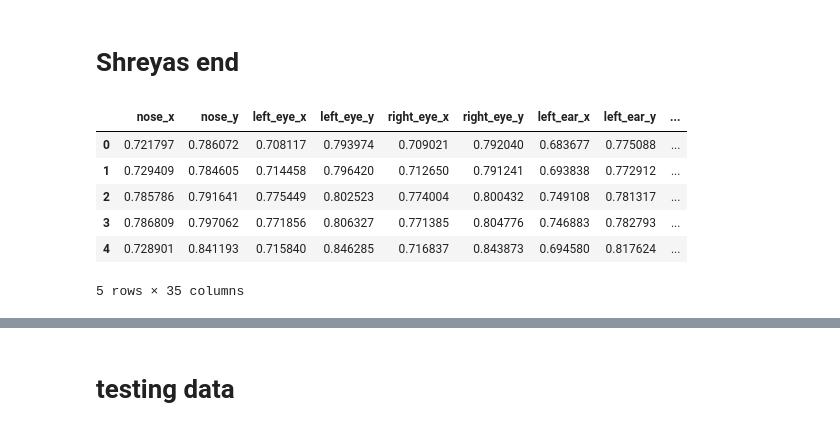
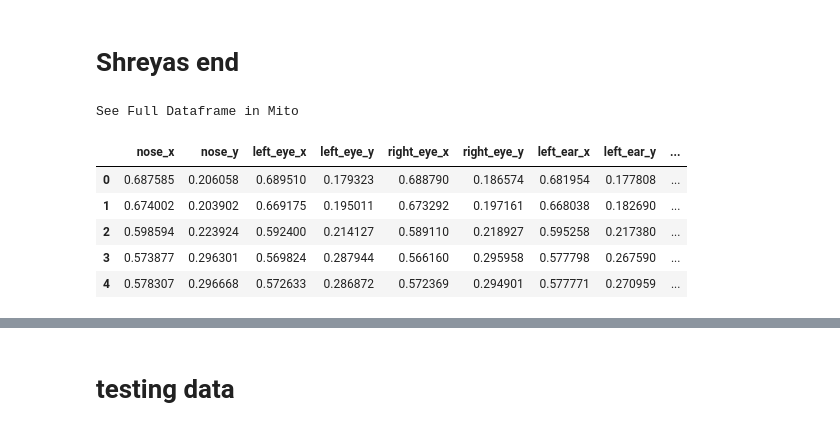
Before and after one commit to radhamujumdar/Yoga_Class-Analysis, a Jupyter notebook: Frames_folder.ipynb, the cells around one changed output, grey strips where cells are left out. Saved outputs shown, nothing was run; the diff lists cells and outputs as text; code cells hidden in the pictures.

```diff
--- a/Frames_folder.ipynb
+++ b/Frames_folder.ipynb
@@ -377,16 +338,16 @@ plt.show()
 # %% [markdown]
 # Shreyas __end__
 # %%
-keypts_data=pd.read_csv("test.csv")
+keypts_data=pd.read_csv("geet_yoga_trainfile.csv")
 keypts_data.head()
 # %% [output]
+See Full Dataframe in Mito
 |  | nose_x | nose_y | left_eye_x | left_eye_y | right_eye_x | right_eye_y | left_ear_x | left_ear_y | ... |
-| 0 | 0.721797 | 0.786072 | 0.708117 | 0.793974 | 0.709021 | 0.792040 | 0.683677 | 0.775088 | ... |
-| 1 | 0.729409 | 0.784605 | 0.714458 | 0.796420 | 0.712650 | 0.791241 | 0.693838 | 0.772912 | ... |
-| 2 | 0.785786 | 0.791641 | 0.775449 | 0.802523 | 0.774004 | 0.800432 | 0.749108 | 0.781317 | ... |
-| 3 | 0.786809 | 0.797062 | 0.771856 | 0.806327 | 0.771385 | 0.804776 | 0.746883 | 0.782793 | ... |
-| 4 | 0.728901 | 0.841193 | 0.715840 | 0.846285 | 0.716837 | 0.843873 | 0.694580 | 0.817624 | ... |
+| 0 | 0.687585 | 0.206058 | 0.689510 | 0.179323 | 0.688790 | 0.186574 | 0.681954 | 0.177808 | ... |
+| 1 | 0.674002 | 0.203902 | 0.669175 | 0.195011 | 0.673292 | 0.197161 | 0.668038 | 0.182690 | ... |
+| 2 | 0.598594 | 0.223924 | 0.592400 | 0.214127 | 0.589110 | 0.218927 | 0.595258 | 0.217380 | ... |
+| 3 | 0.573877 | 0.296301 | 0.569824 | 0.287944 | 0.566160 | 0.295958 | 0.577798 | 0.267590 | ... |
+| 4 | 0.578307 | 0.296668 | 0.572633 | 0.286872 | 0.572369 | 0.294901 | 0.577771 | 0.270959 | ... |
-5 rows × 35 columns
 # %%
 keypts_data=keypts_data.dropna()
 keypts_data.head()
```
Also changed, not shown: parts of 34 cells of this notebook, 5 other files.
